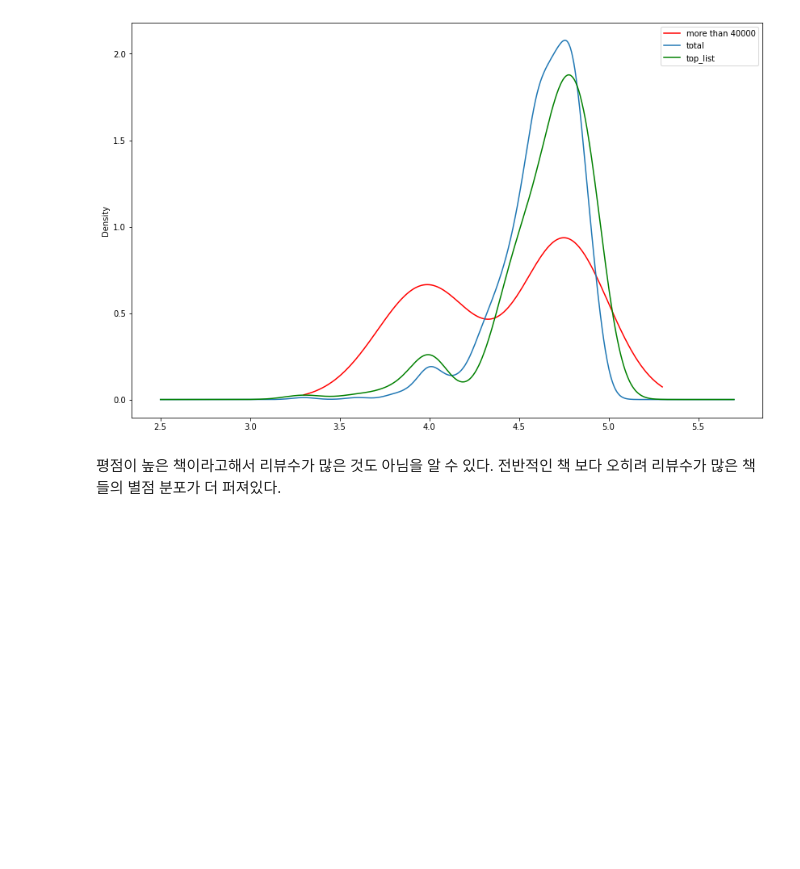
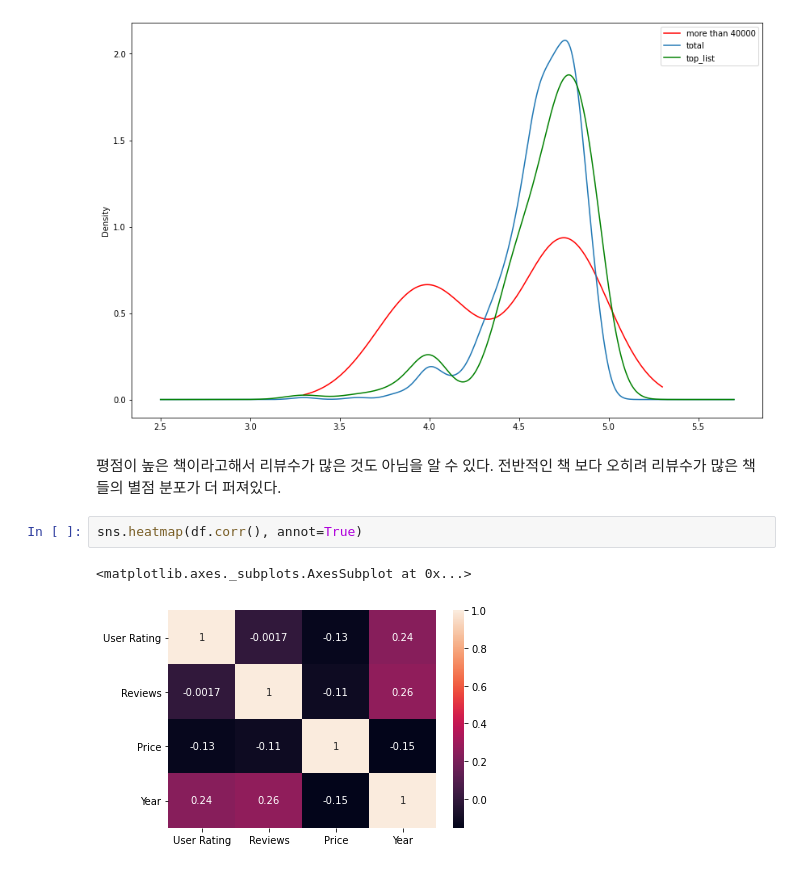
Before and after one commit to yunha91/-, a Jupyter notebook: best_seller_agoda.ipynb, the cells around one changed output. Drawn from its saved outputs; the diff is of its cells as text; blank space fills up the shorter version.

```diff
--- a/best_seller_agoda.ipynb
+++ b/best_seller_agoda.ipynb
@@ -240,3 +240,8 @@ plt.legend()
 [figure]
 # %% [markdown]
 평점이 높은 책이라고해서 리뷰수가 많은 것도 아님을 알 수 있다. 전반적인 책 보다 오히려 리뷰수가 많은 책들의 별점 분포가 더 퍼져있다.
+# %%
+sns.heatmap(df.corr(), annot=True)
+# %% [output]
+<matplotlib.axes._subplots.AxesSubplot at 0x...>
+[figure, added]
```
